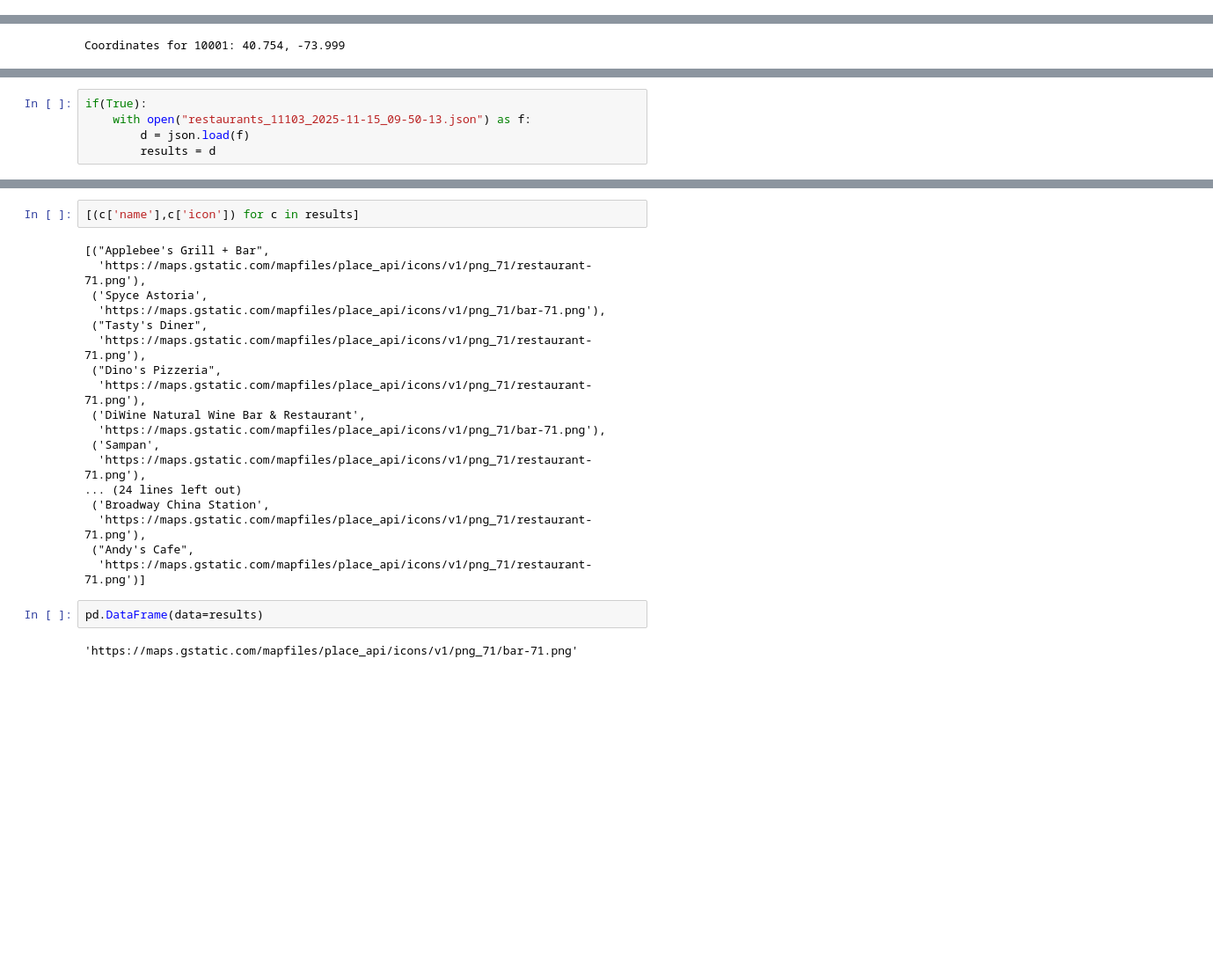
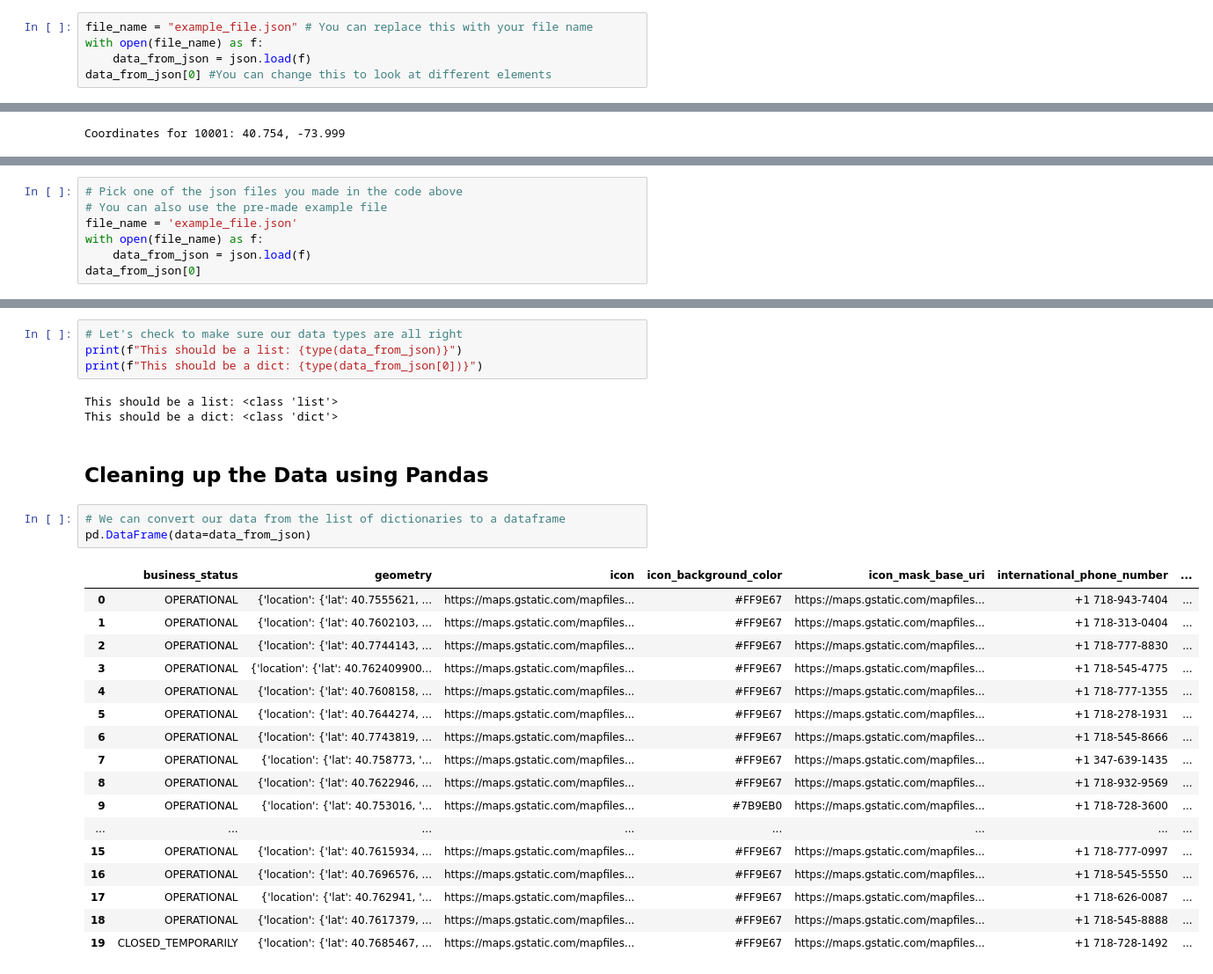
Before and after one commit to MichaelHeege/CAS-API-Presentation, a Jupyter notebook: API-Lesson.ipynb, the cells around one changed output, grey strips where cells are left out. Shown at 88% size. Drawn from its saved outputs; the diff is of its cells as text; blank space fills up the shorter version.

```diff
--- a/API-Lesson.ipynb
+++ b/API-Lesson.ipynb
@@ -73,0 +124,5 @@ Saved 20 restaurants to restaurants_2025-12-28_20-14-42.json
+# %%
+file_name = "example_file.json" # You can replace this with your file name
+with open(file_name) as f:
+    data_from_json = json.load(f)
+data_from_json[0] #You can change this to look at different elements
@@ -150,5 +258,0 @@ if(False):
-# %%
-if(True):
-    with open("restaurants_11103_2025-11-15_09-50-13.json") as f:
-        d = json.load(f)
-        results = d
@@ -177,0 +265,7 @@ if(True):
+# %%
+# Pick one of the json files you made in the code above
+# You can also use the pre-made example file
+file_name = 'example_file.json'
+with open(file_name) as f:
+    data_from_json = json.load(f)
+data_from_json[0]
@@ -178,25 +290,31 @@ if(True):
 # %%
-[(c['name'],c['icon']) for c in results]
+# Let's check to make sure our data types are all right
+print(f"This should be a list: {type(data_from_json)}")
+print(f"This should be a dict: {type(data_from_json[0])}")
 # %% [output]
-[("Applebee's Grill + Bar",
-  'https://maps.gstatic.com/mapfiles/place_api/icons/v1/png_71/restaurant-71.png'),
- ('Spyce Astoria',
-  'https://maps.gstatic.com/mapfiles/place_api/icons/v1/png_71/bar-71.png'),
- ("Tasty's Diner",
-  'https://maps.gstatic.com/mapfiles/place_api/icons/v1/png_71/restaurant-71.png'),
- ("Dino's Pizzeria",
-  'https://maps.gstatic.com/mapfiles/place_api/icons/v1/png_71/restaurant-71.png'),
- ('DiWine Natural Wine Bar & Restaurant',
-  'https://maps.gstatic.com/mapfiles/place_api/icons/v1/png_71/bar-71.png'),
- ('Sampan',
-  'https://maps.gstatic.com/mapfiles/place_api/icons/v1/png_71/restaurant-71.png'),
-... (24 lines left out)
- ('Broadway China Station',
-  'https://maps.gstatic.com/mapfiles/place_api/icons/v1/png_71/restaurant-71.png'),
- ("Andy's Cafe",
-  'https://maps.gstatic.com/mapfiles/place_api/icons/v1/png_71/restaurant-71.png')]
+This should be a list: <class 'list'>
+This should be a dict: <class 'dict'>
+# %% [markdown]
+## Cleaning up the Data using Pandas
 # %%
-pd.DataFrame(data=results)
+# We can convert our data from the list of dictionaries to a dataframe
+pd.DataFrame(data=data_from_json)
 # %% [output]
-'https://maps.gstatic.com/mapfiles/place_api/icons/v1/png_71/bar-71.png'
+|  | business_status | geometry | icon | icon_background_color | icon_mask_base_uri | international_phone_number | ... |
+| 0 | OPERATIONAL | {'location': {'lat': 40.7555621, ... | https://maps.gstatic.com/mapfiles... | #FF9E67 | https://maps.gstatic.com/mapfiles... | +1 718-943-7404 | ... |
+| 1 | OPERATIONAL | {'location': {'lat': 40.7602103, ... | https://maps.gstatic.com/mapfiles... | #FF9E67 | https://maps.gstatic.com/mapfiles... | +1 718-313-0404 | ... |
+| 2 | OPERATIONAL | {'location': {'lat': 40.7744143, ... | https://maps.gstatic.com/mapfiles... | #FF9E67 | https://maps.gstatic.com/mapfiles... | +1 718-777-8830 | ... |
+| 3 | OPERATIONAL | {'location': {'lat': 40.762409900... | https://maps.gstatic.com/mapfiles... | #FF9E67 | https://maps.gstatic.com/mapfiles... | +1 718-545-4775 | ... |
+| 4 | OPERATIONAL | {'location': {'lat': 40.7608158, ... | https://maps.gstatic.com/mapfiles... | #FF9E67 | https://maps.gstatic.com/mapfiles... | +1 718-777-1355 | ... |
+| 5 | OPERATIONAL | {'location': {'lat': 40.7644274, ... | https://maps.gstatic.com/mapfiles... | #FF9E67 | https://maps.gstatic.com/mapfiles... | +1 718-278-1931 | ... |
+| 6 | OPERATIONAL | {'location': {'lat': 40.7743819, ... | https://maps.gstatic.com/mapfiles... | #FF9E67 | https://maps.gstatic.com/mapfiles... | +1 718-545-8666 | ... |
+| 7 | OPERATIONAL | {'location': {'lat': 40.758773, '... | https://maps.gstatic.com/mapfiles... | #FF9E67 | https://maps.gstatic.com/mapfiles... | +1 347-639-1435 | ... |
+| 8 | OPERATIONAL | {'location': {'lat': 40.7622946, ... | https://maps.gstatic.com/mapfiles... | #FF9E67 | https://maps.gstatic.com/mapfiles... | +1 718-932-9569 | ... |
+| 9 | OPERATIONAL | {'location': {'lat': 40.753016, '... | https://maps.gstatic.com/mapfiles... | #7B9EB0 | https://maps.gstatic.com/mapfiles... | +1 718-728-3600 | ... |
+| ... | ... | ... | ... | ... | ... | ... | ... |
+| 15 | OPERATIONAL | {'location': {'lat': 40.7615934, ... | https://maps.gstatic.com/mapfiles... | #FF9E67 | https://maps.gstatic.com/mapfiles... | +1 718-777-0997 | ... |
+| 16 | OPERATIONAL | {'location': {'lat': 40.7696576, ... | https://maps.gstatic.com/mapfiles... | #FF9E67 | https://maps.gstatic.com/mapfiles... | +1 718-545-5550 | ... |
+| 17 | OPERATIONAL | {'location': {'lat': 40.762941, '... | https://maps.gstatic.com/mapfiles... | #FF9E67 | https://maps.gstatic.com/mapfiles... | +1 718-626-0087 | ... |
+| 18 | OPERATIONAL | {'location': {'lat': 40.7617379, ... | https://maps.gstatic.com/mapfiles... | #FF9E67 | https://maps.gstatic.com/mapfiles... | +1 718-545-8888 | ... |
+| 19 | CLOSED_TEMPORARILY | {'location': {'lat': 40.7685467, ... | https://maps.gstatic.com/mapfiles... | #FF9E67 | https://maps.gstatic.com/mapfiles... | +1 718-728-1492 | ... |
 # %%
```
Also changed, not shown: parts of 30 cells of this notebook.
